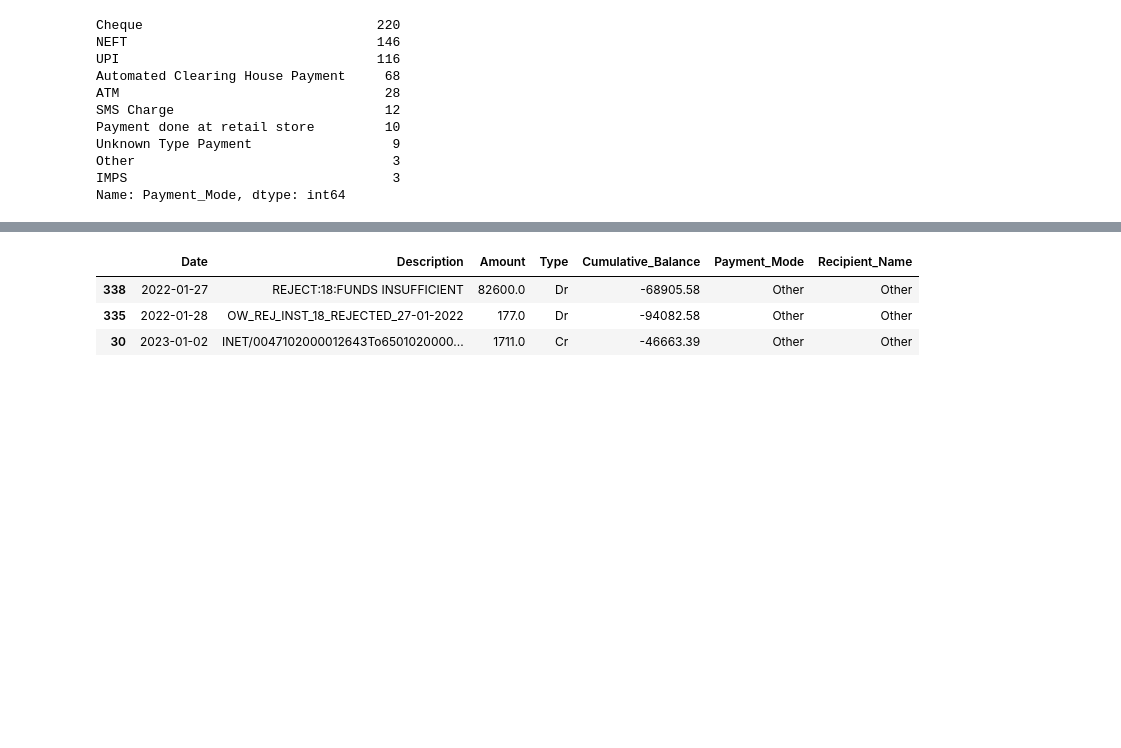
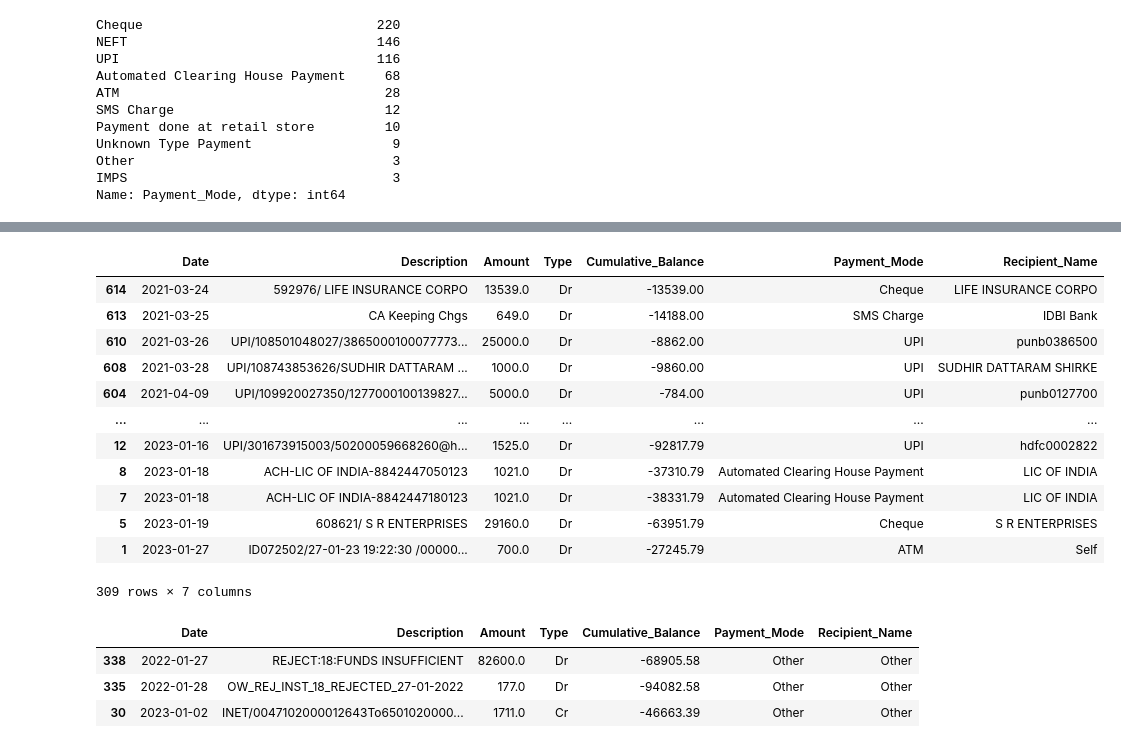
Before and after one commit to TechForEverybody/IDBI_Bank_Mini_Statement_Analysis, a Jupyter notebook: Preprocessing/Analysis/Analysis.ipynb, the cells around one changed output, grey strips where cells are left out. Drawn from its saved outputs; the diff is of its cells as text; code cells hidden in the pictures; blank space fills up the shorter version.

```diff
--- a/Preprocessing/Analysis/Analysis.ipynb
+++ b/Preprocessing/Analysis/Analysis.ipynb
@@ -242,3 +274,19 @@ Name: Payment_Mode, dtype: int64
+# %%
+Statement[Statement['Type']=="Dr"]
+# %% [output]
+|  | Date | Description | Amount | Type | Cumulative_Balance | Payment_Mode | Recipient_Name |
+| 614 | 2021-03-24 | 592976/ LIFE INSURANCE CORPO | 13539.0 | Dr | -13539.00 | Cheque | LIFE INSURANCE CORPO |
+| 613 | 2021-03-25 | CA Keeping Chgs | 649.0 | Dr | -14188.00 | SMS Charge | IDBI Bank |
+| 610 | 2021-03-26 | UPI/108501048027/3865000100077773... | 25000.0 | Dr | -8862.00 | UPI | punb0386500 |
+| 608 | 2021-03-28 | UPI/108743853626/SUDHIR DATTARAM ... | 1000.0 | Dr | -9860.00 | UPI | SUDHIR DATTARAM SHIRKE |
+| 604 | 2021-04-09 | UPI/109920027350/1277000100139827... | 5000.0 | Dr | -784.00 | UPI | punb0127700 |
+| ... | ... | ... | ... | ... | ... | ... | ... |
+| 12 | 2023-01-16 | UPI/301673915003/50200059668260@h... | 1525.0 | Dr | -92817.79 | UPI | hdfc0002822 |
+| 8 | 2023-01-18 | ACH-LIC OF INDIA-8842447050123 | 1021.0 | Dr | -37310.79 | Automated Clearing House Payment | LIC OF INDIA |
+| 7 | 2023-01-18 | ACH-LIC OF INDIA-8842447180123 | 1021.0 | Dr | -38331.79 | Automated Clearing House Payment | LIC OF INDIA |
+| 5 | 2023-01-19 | 608621/ S R ENTERPRISES | 29160.0 | Dr | -63951.79 | Cheque | S R ENTERPRISES |
+| 1 | 2023-01-27 | ID072502/27-01-23 19:22:30 /00000... | 700.0 | Dr | -27245.79 | ATM | Self |
+309 rows × 7 columns
 # %%
 Statement[Statement['Payment_Mode']=="Other"]
 # %% [output]
```
Also changed, not shown: parts of 10 cells of this notebook, 10 other files.
